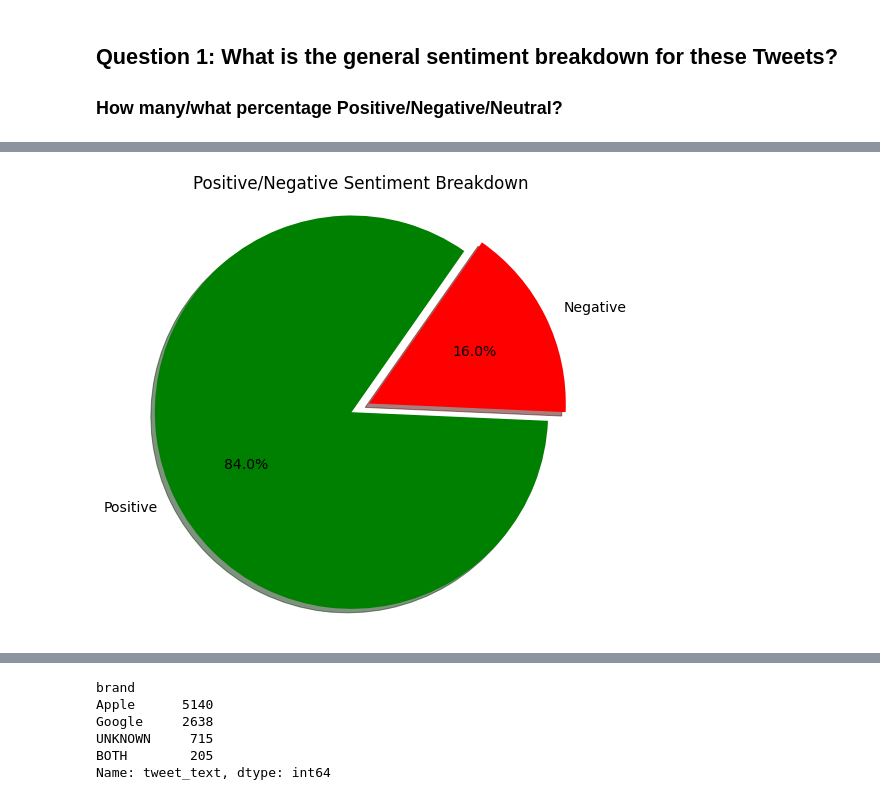
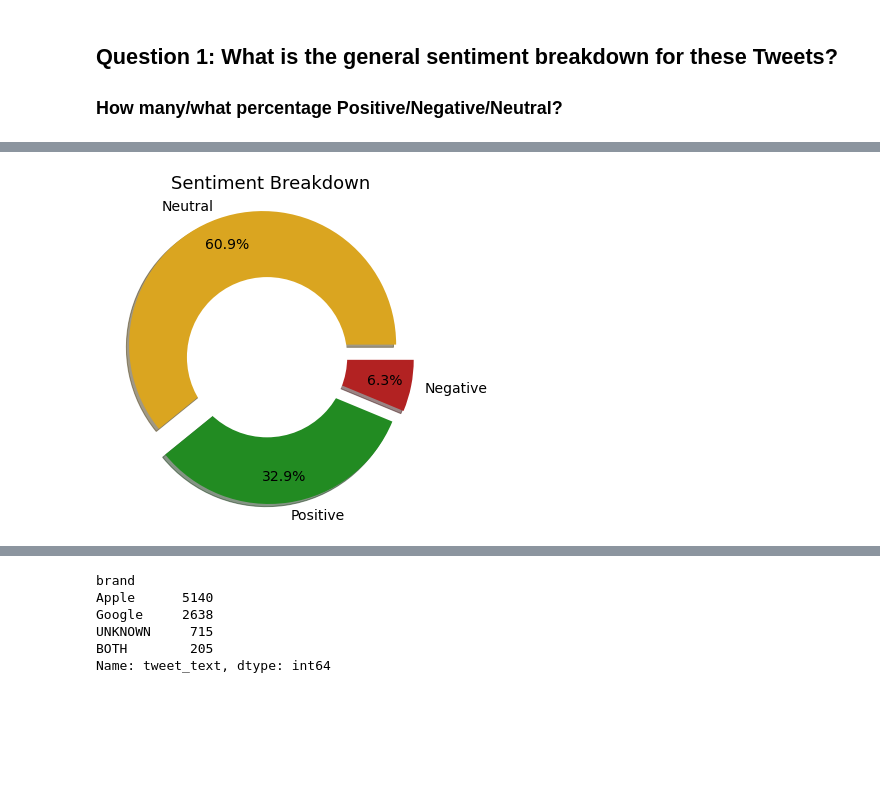
Before and after one commit to lspope/dsc-phase-4-project, a Jupyter notebook: notebooks/eda.ipynb, the cells around one changed output, grey strips where cells are left out. Cells and saved outputs as stored; diff of their text form; code cells hidden in the pictures; blank space fills up the shorter version.

```diff
--- a/notebooks/eda.ipynb
+++ b/notebooks/eda.ipynb
@@ -49,14 +38,19 @@ plt.show()
-# %%
-by_sentiment_pos_neg = cleaned_tweets[cleaned_tweets['sentiment'] != 'Neutral'].groupby(['sentiment'])['tweet_text'].count()
-by_sentiment_pos_neg.sort_values(ascending=False, inplace=True)
-
-plfig = plt.figure(figsize = (8, 8))
-my_explode = (0.05, 0.05)
-my_colors = ['green', 'red']
-plt.rcParams.update({'font.size': 14})
-plt.pie(by_sentiment_pos_neg, labels=by_sentiment_pos_neg.index, autopct='%1.1f%%', startangle=55, shadow =True, colors=my_colors, explode=my_explode)
-plt.title('Positive/Negative Sentiment Breakdown')
-plt.axis('equal')
-plt.show()
-# %% [output]
-[figure, removed]
+# %%
+fig2, ax2 = plt.subplots(figsize=(6,6))
+
+my_explode = (0.1, 0.1, 0.1)
+my_colors = ['goldenrod','forestgreen', 'firebrick']
+plt.pie(by_sentiment, labels=by_sentiment.index, autopct='%1.1f%%', shadow=True,
+        pctdistance=0.80, explode=my_explode, colors=my_colors)
+plt.title('Sentiment Breakdown', size='18')
+
+#draw circle and convert pie chart to Donut Chart
+centre_circle = plt.Circle((0,0),0.60,fc='white')
+fig2 = plt.gcf()
+fig2.gca().add_artist(centre_circle)
+
+# Equal aspect ratio ensures that pie is drawn as a circle
+ax2.axis('equal')
+plt.show()
+# %% [output]
+[figure, added]
```
Also changed, not shown: parts of 12 cells of this notebook, 35 other files.
